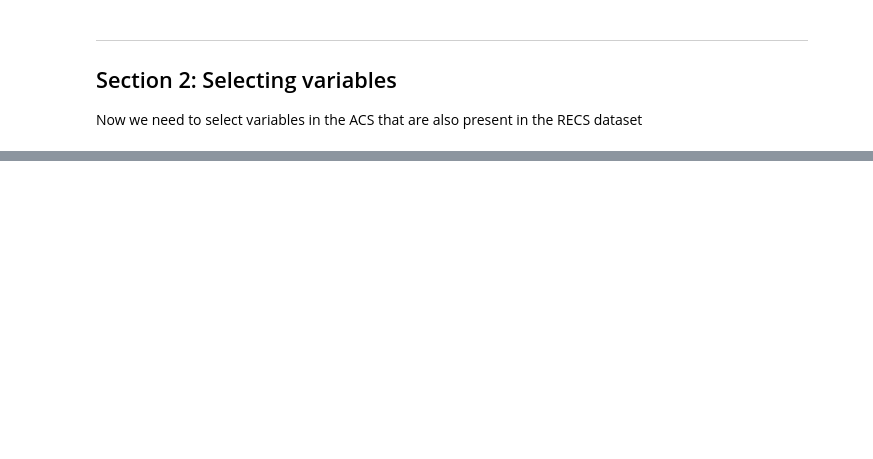
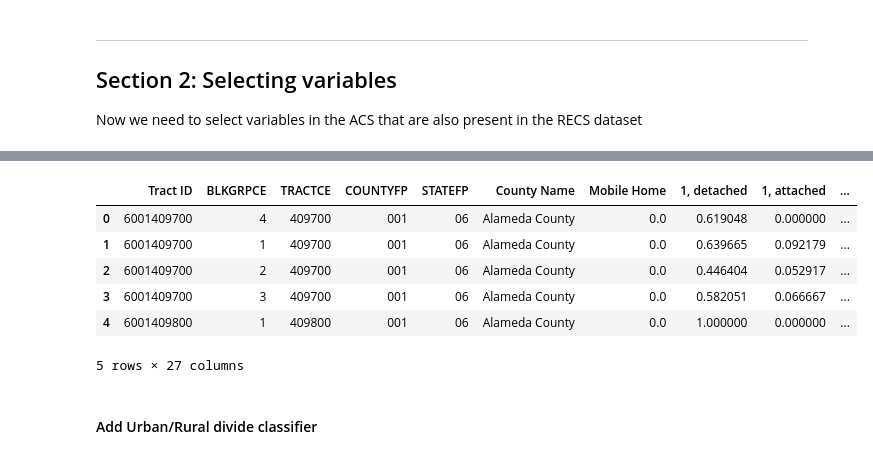
Before and after one commit to criscres/Energy-poverty-US, a Jupyter notebook: ACS_EDA.ipynb, the cells around one changed output, grey strips where cells are left out. Cells and saved outputs as stored; diff of their text form; code cells hidden in the pictures; blank space fills up the shorter version.

```diff
--- a/ACS_EDA.ipynb
+++ b/ACS_EDA.ipynb
@@ -410,0 +716,12 @@ IPUMS provides census and survey data from around the world integrated across ti
+# %%
+#For the ordinal variables stored in final_df, apply the sklearn MinMaxScaler in order to scale these variables
+#approprtiately
+scaled_columns_lst = ["Aggregate Year House Built", "Aggregate Year Moved In", "Aggregate Number of Bedrooms Per Household",
+"Aggregate Number of Rooms Per Household", "Aggregate Members Per Household", "Aggregate Household Income in the Past 12 Months"]
+
+scaling_df = final_df[scaled_columns_lst]
+
+scaler = MinMaxScaler()
+scaled_df = pd.DataFrame(scaler.fit_transform(scaling_df), index = scaling_df.index, columns = scaling_df.columns)
+
+scaled_df.head()
@@ -410,0 +799,4 @@ IPUMS provides census and survey data from around the world integrated across ti
+# %%
+#Read in a csv file that has the total energy expenditure for each census tract group
+expenditure_ct = pd.read_csv("data/lead-tool-map-data.csv", skiprows=8, sep=",")
+expenditure_ct.head()
@@ -410,0 +810,9 @@ IPUMS provides census and survey data from around the world integrated across ti
+# %%
+expenditure_ct_copy = expenditure_ct.copy()
+energy_scaler = MinMaxScaler()
+expenditure_ct_copy = expenditure_ct_copy[["Avg. Annual Energy Cost"]]
+energy_scaled_df = pd.DataFrame(energy_scaler.fit_transform(expenditure_ct_copy), index = expenditure_ct_copy.index, columns = expenditure_ct_copy.columns)
+energy_scaled_df = energy_scaled_df.rename(columns = {'Avg. Annual Energy Cost':'Normalized Avg. Annual Energy Cost'})
+energy_scaled_df.head()
+expenditure_ct = pd.concat([expenditure_ct, energy_scaled_df], axis=1)
+expenditure_ct.head()
@@ -410,0 +826,14 @@ IPUMS provides census and survey data from around the world integrated across ti
+# %%
+#Now merge the energy expenditure data with our final_df to make our enhanced_df
+enhanced_df = ca_acs.merge(expenditure_ct[['Avg. Annual Energy Cost', 'Normalized Avg. Annual Energy Cost', 'Geography ID']], left_on='Tract ID', right_on='Geography ID').drop(columns= ['Geography ID'])
+enhanced_df.head()
+# %% [output]
+|  | Tract ID | BLKGRPCE | TRACTCE | COUNTYFP | STATEFP | County Name | Mobile Home | 1, detached | 1, attached | ... |
+| 0 | 6001409700 | 4 | 409700 | 001 | 06 | Alameda County | 0.0 | 0.619048 | 0.000000 | ... |
+| 1 | 6001409700 | 1 | 409700 | 001 | 06 | Alameda County | 0.0 | 0.639665 | 0.092179 | ... |
+| 2 | 6001409700 | 2 | 409700 | 001 | 06 | Alameda County | 0.0 | 0.446404 | 0.052917 | ... |
+| 3 | 6001409700 | 3 | 409700 | 001 | 06 | Alameda County | 0.0 | 0.582051 | 0.066667 | ... |
+| 4 | 6001409800 | 1 | 409800 | 001 | 06 | Alameda County | 0.0 | 1.000000 | 0.000000 | ... |
+5 rows × 27 columns
+# %% [markdown]
+#### Add Urban/Rural divide classifier
```
Also changed, not shown: parts of 104 cells of this notebook, 1 other file.
